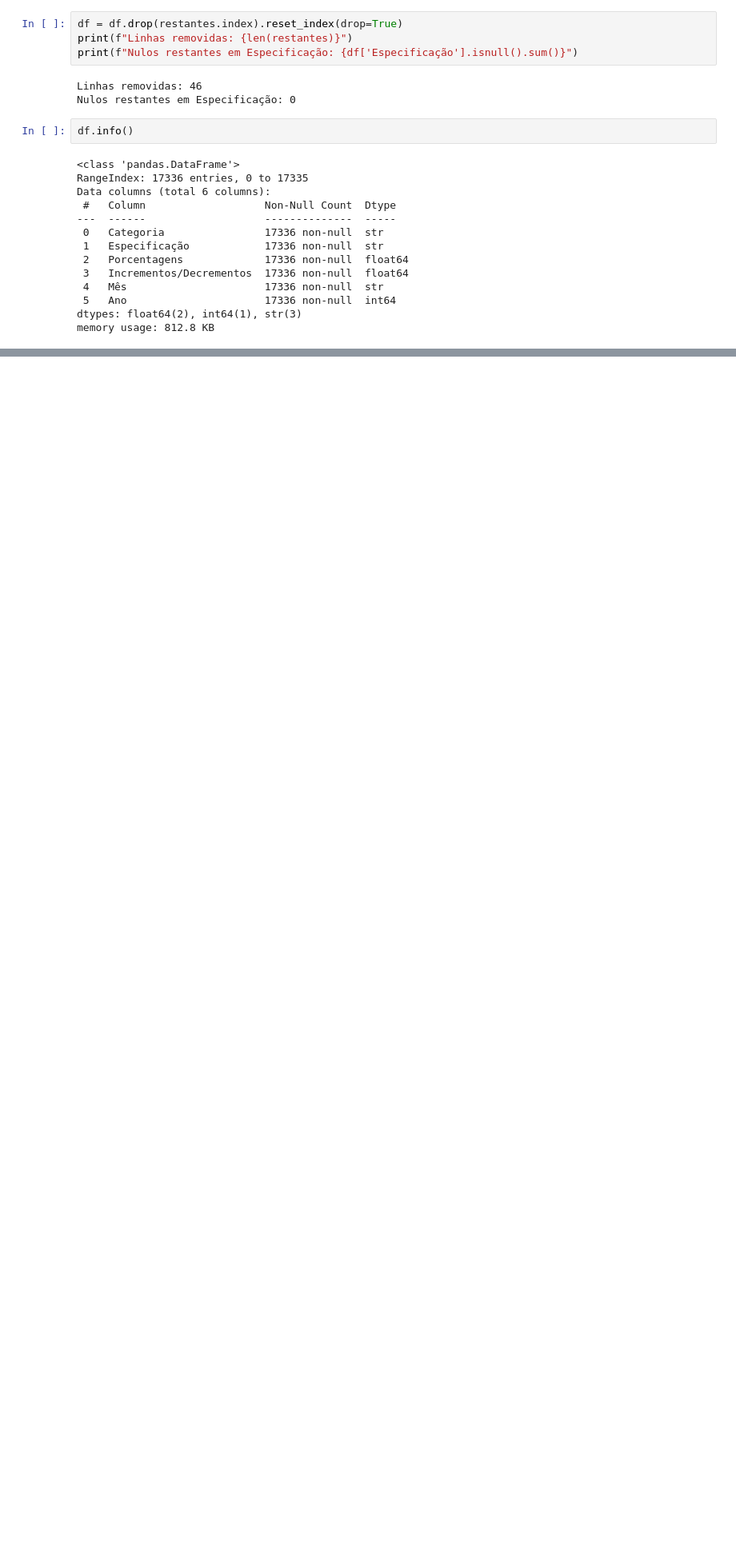
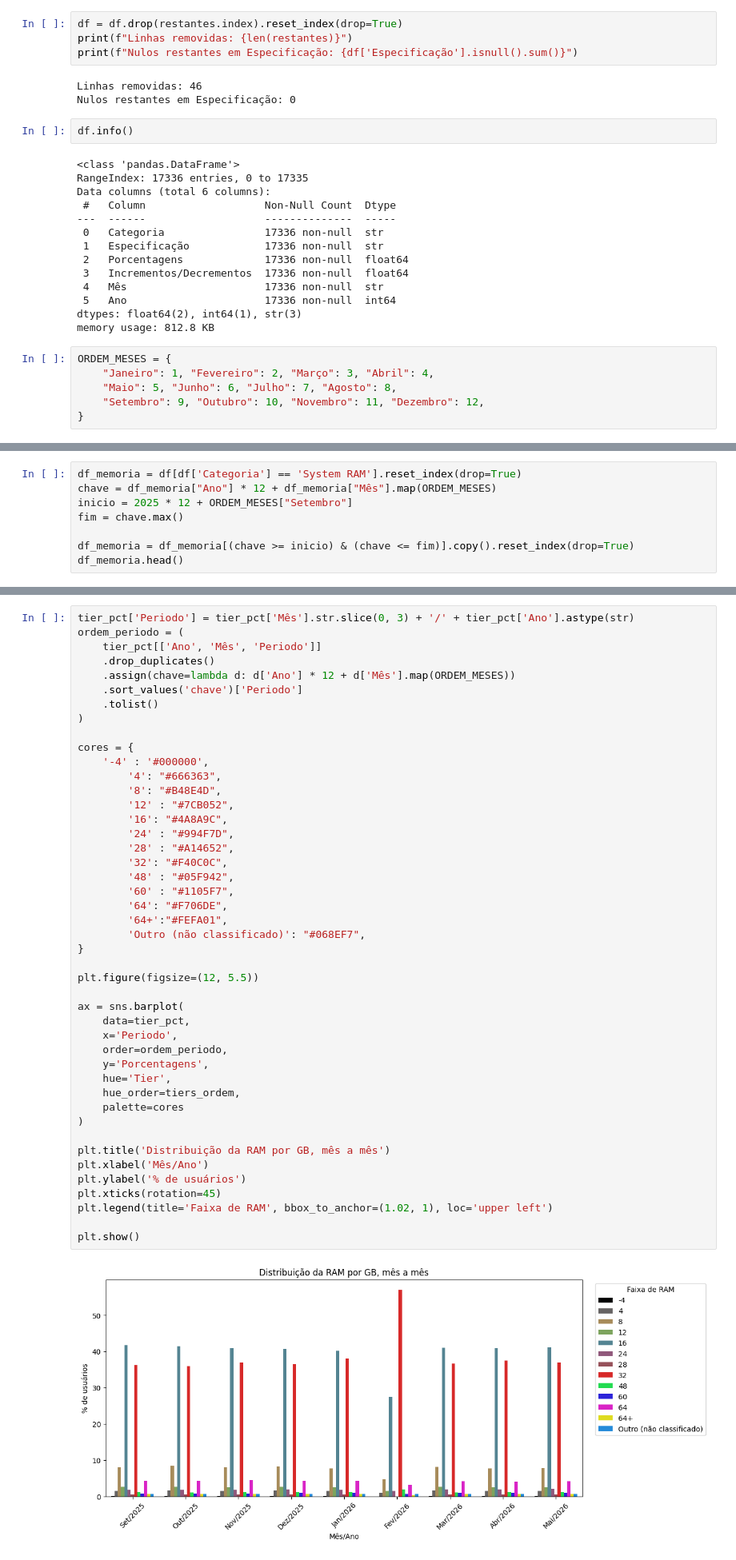
Before and after one commit to caiopaiva92/Trabalho-ICD-, a Jupyter notebook: Análise dos dados/EDA_dados_mensais_unificados.ipynb, the cells around one changed output, grey strips where cells are left out. Shown at 80% size. Cells and saved outputs as stored; diff of their text form; blank space fills up the shorter version.

```diff
--- a/Análise dos dados/EDA_dados_mensais_unificados.ipynb
+++ b/Análise dos dados/EDA_dados_mensais_unificados.ipynb
@@ -207,3 +207,9 @@ Data columns (total 6 columns):
  5   Ano                      17336 non-null  int64
 dtypes: float64(2), int64(1), str(3)
 memory usage: 812.8 KB
+# %%
+ORDEM_MESES = {
+    "Janeiro": 1, "Fevereiro": 2, "Março": 3, "Abril": 4,
+    "Maio": 5, "Junho": 6, "Julho": 7, "Agosto": 8,
+    "Setembro": 9, "Outubro": 10, "Novembro": 11, "Dezembro": 12,
+}
@@ -209,0 +372,8 @@ memory usage: 812.8 KB
+# %%
+df_memoria = df[df['Categoria'] == 'System RAM'].reset_index(drop=True)
+chave = df_memoria["Ano"] * 12 + df_memoria["Mês"].map(ORDEM_MESES)
+inicio = 2025 * 12 + ORDEM_MESES["Setembro"]
+fim = chave.max()
+
+df_memoria = df_memoria[(chave >= inicio) & (chave <= fim)].copy().reset_index(drop=True)
+df_memoria.head()
@@ -209,0 +431,47 @@ memory usage: 812.8 KB
+# %%
+tier_pct['Periodo'] = tier_pct['Mês'].str.slice(0, 3) + '/' + tier_pct['Ano'].astype(str)
+ordem_periodo = (
+    tier_pct[['Ano', 'Mês', 'Periodo']]
+    .drop_duplicates()
+    .assign(chave=lambda d: d['Ano'] * 12 + d['Mês'].map(ORDEM_MESES))
+    .sort_values('chave')['Periodo']
+    .tolist()
+)
+
+cores = {
+    '-4' : '#000000',
+        '4': "#666363",
+        '8': "#B48E4D",
+        '12' : "#7CB052",
+        '16': "#4A8A9C",
+        '24' : "#994F7D",
+        '28' : "#A14652",
+        '32': "#F40C0C",
+        '48' : "#05F942",
+        '60' : "#1105F7",
+        '64': "#F706DE",
+        '64+':"#FEFA01",
+        'Outro (não classificado)': "#068EF7",
+}
+
+plt.figure(figsize=(12, 5.5))
+
+ax = sns.barplot(
+    data=tier_pct,
+    x='Periodo',
+    order=ordem_periodo,
+    y='Porcentagens',
+    hue='Tier',
+    hue_order=tiers_ordem,
+    palette=cores
+)
+
+plt.title('Distribuição da RAM por GB, mês a mês')
+plt.xlabel('Mês/Ano')
+plt.ylabel('% de usuários')
+plt.xticks(rotation=45)
+plt.legend(title='Faixa de RAM', bbox_to_anchor=(1.02, 1), loc='upper left')
+
+plt.show()
+# %% [output]
+[figure, added]
```
Also changed, not shown: parts of 12 cells of this notebook, 2 other files.
